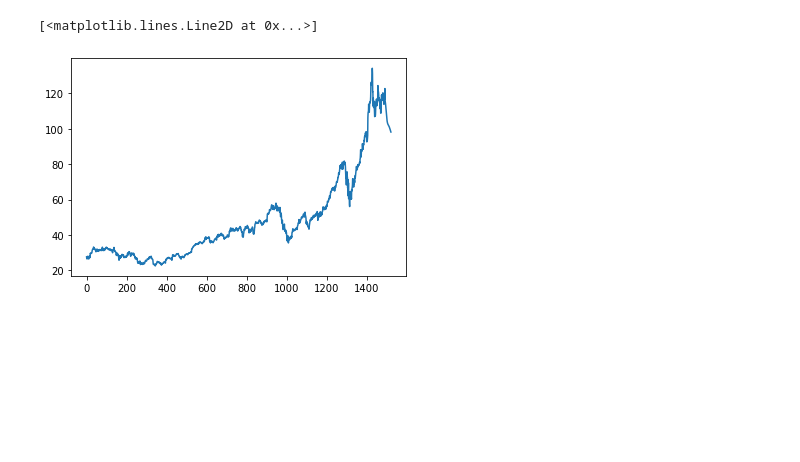
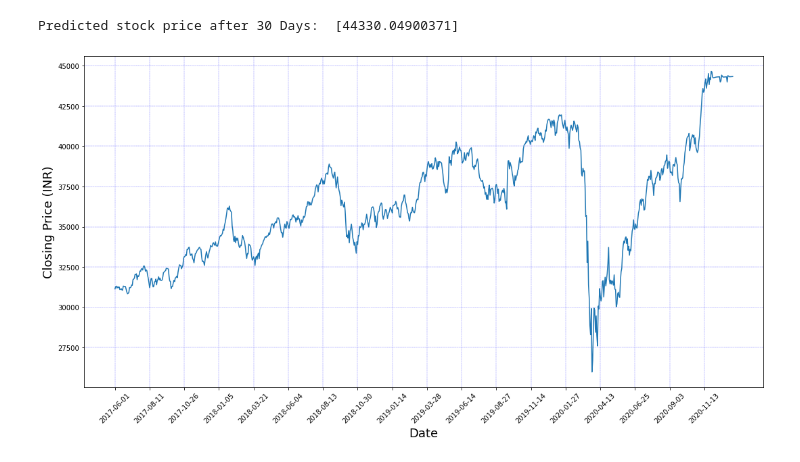
Before and after one commit to Saarthak8/Stock-Trading-Prediction, a Jupyter notebook: pred_model.ipynb, the cells around one changed output. Cells and saved outputs as stored; diff of their text form; code cells hidden in the pictures; blank space fills up the shorter version.

```diff
--- a/pred_model.ipynb
+++ b/pred_model.ipynb
@@ -337,8 +202,17 @@ plt.plot(day_pred,scaler.inverse_transform(lst_output))
-# %%
-df3=df1.tolist()
-df3.extend(lst_output)
-df3=scaler.inverse_transform(df3).tolist()
-plt.plot(df3)
-# %% [output]
-[<matplotlib.lines.Line2D at 0x...>]
-[figure, removed]
+# %%
+print('Predicted stock price after 30 Days: ',scaler.inverse_transform(lst_output)[-1])
+# %% [output]
+Predicted stock price after 30 Days:  [44330.04900371]
+# %%
+df3=df1.tolist()
+df3.extend(lst_output)
+df3=scaler.inverse_transform(df3).tolist()
+plt.figure(figsize = (18,9))
+plt.plot(df3)
+plt.grid(color='b', ls = '-.', lw = 0.25)
+plt.xticks(range(0,df.shape[0],50),df['Date'].loc[::50],rotation=45)
+plt.xlabel('Date',fontsize=18)
+plt.ylabel('Closing Price (INR)',fontsize=18)
+plt.show()
+# %% [output]
+[figure, added]
```
Also changed, not shown: parts of 24 cells of this notebook, 1 other file.
